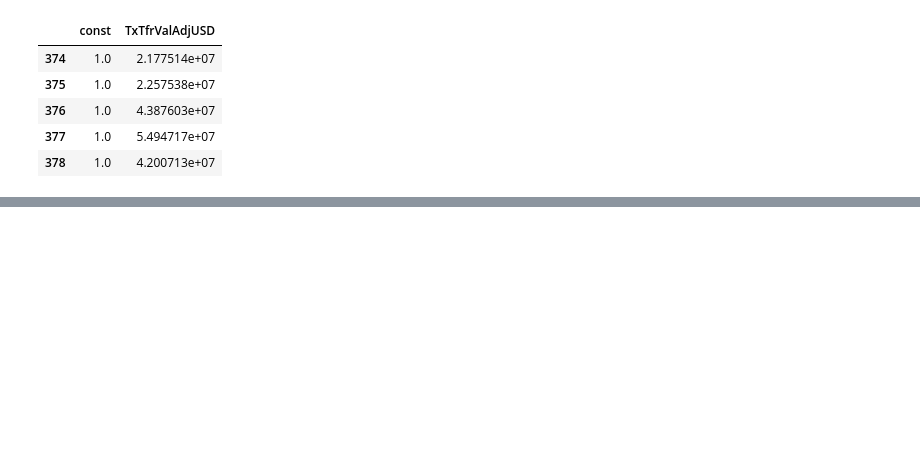
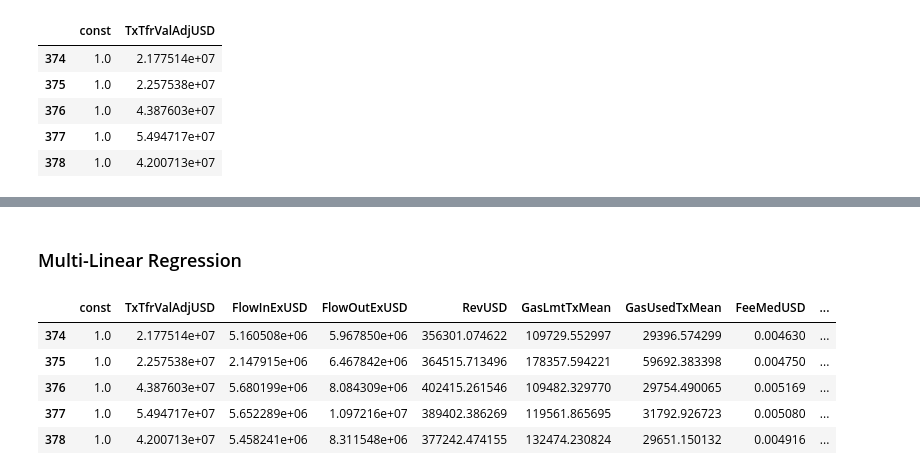
Before and after one commit to duke-sunshine/NYU_Econometrics_Summer2021, a Jupyter notebook: Econometrics_Milestone1_LuyaoZhang.ipynb, the cells around one changed output, grey strips where cells are left out. Cells and saved outputs as stored; diff of their text form; code cells hidden in the pictures; blank space fills up the shorter version.

```diff
--- a/Econometrics_Milestone1_LuyaoZhang.ipynb
+++ b/Econometrics_Milestone1_LuyaoZhang.ipynb
@@ -269,3 +271,5 @@ Warnings:
 [1] Standard Errors assume that the covariance matrix of the errors is correctly specified.
 [2] The condition number is large, 4.93e+09. This might indicate that there are
 strong multicollinearity or other numerical problems.
+# %% [markdown]
+### Multi-Linear Regression
@@ -271,0 +280,11 @@ strong multicollinearity or other numerical problems.
+# %%
+# add a constant to the dependent variables
+X= sm.add_constant(X)
+X.head()
+# %% [output]
+|  | const | TxTfrValAdjUSD | FlowInExUSD | FlowOutExUSD | RevUSD | GasLmtTxMean | GasUsedTxMean | FeeMedUSD | ... |
+| 374 | 1.0 | 2.177514e+07 | 5.160508e+06 | 5.967850e+06 | 356301.074622 | 109729.552997 | 29396.574299 | 0.004630 | ... |
+| 375 | 1.0 | 2.257538e+07 | 2.147915e+06 | 6.467842e+06 | 364515.713496 | 178357.594221 | 59692.383398 | 0.004750 | ... |
+| 376 | 1.0 | 4.387603e+07 | 5.680199e+06 | 8.084309e+06 | 402415.261546 | 109482.329770 | 29754.490065 | 0.005169 | ... |
+| 377 | 1.0 | 5.494717e+07 | 5.652289e+06 | 1.097216e+07 | 389402.386269 | 119561.865695 | 31792.926723 | 0.005080 | ... |
+| 378 | 1.0 | 4.200713e+07 | 5.458241e+06 | 8.311548e+06 | 377242.474155 | 132474.230824 | 29651.150132 | 0.004916 | ... |
```
Also changed, not shown: parts of 35 cells of this notebook.
